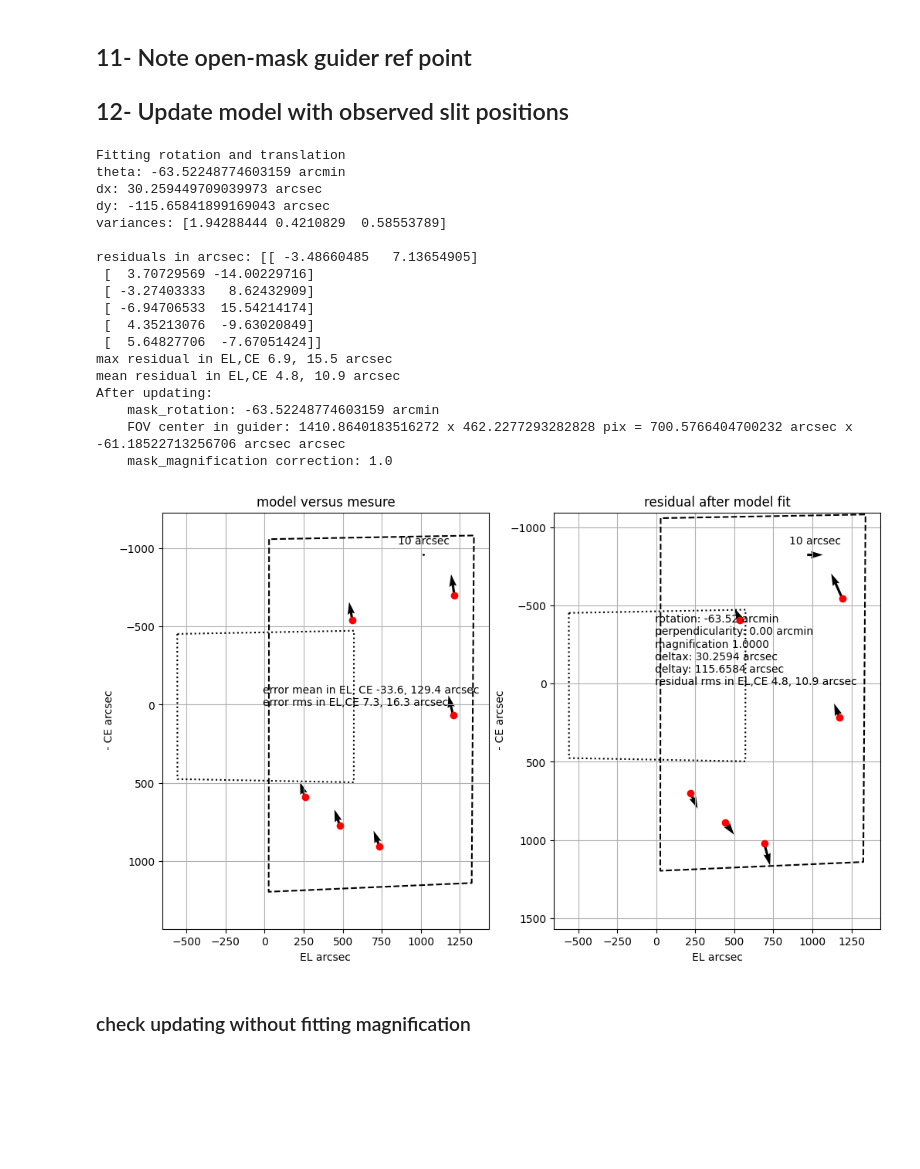
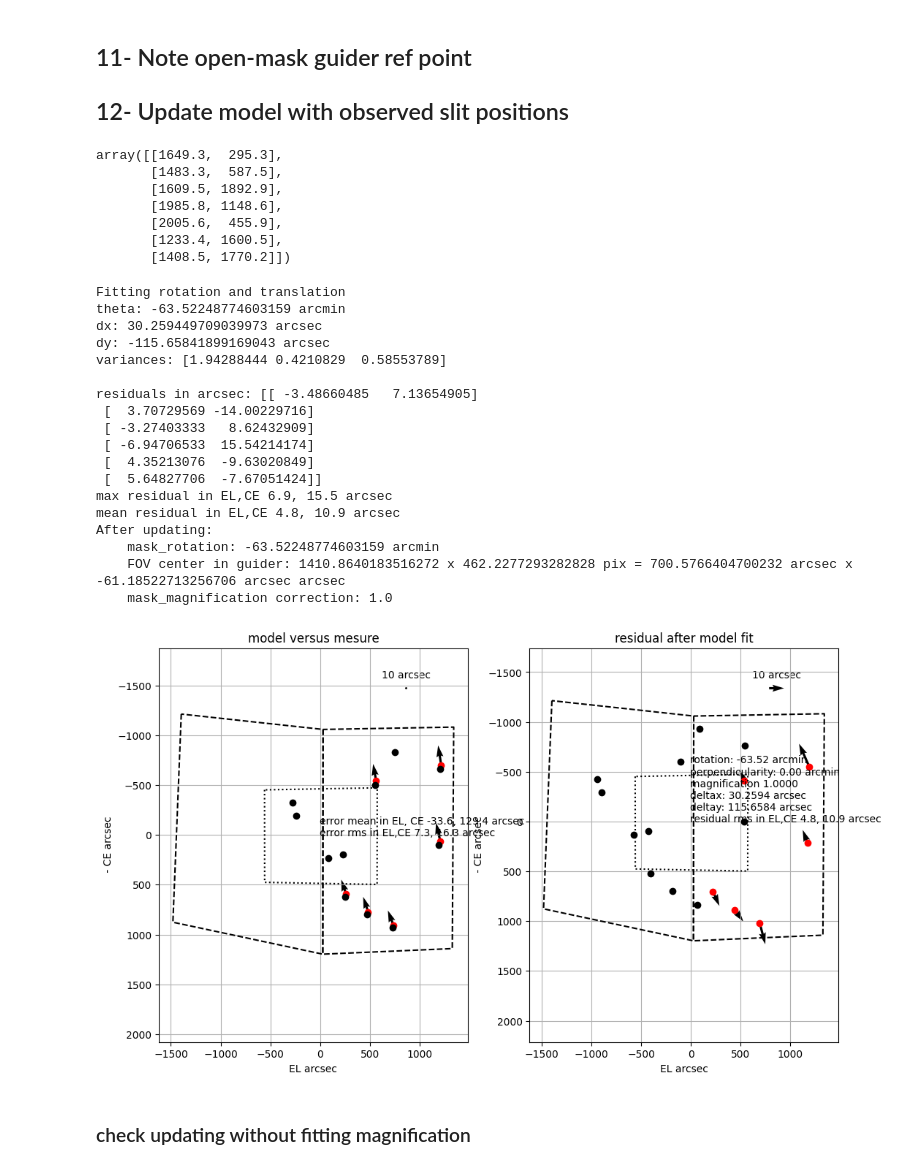
Before and after one commit to vpicouet/FireBallPipe, a Jupyter notebook: Notebook/2023/XY0_F4_230615.ipynb, the cells around one changed output. Cells and saved outputs as stored; diff of their text form; code cells hidden in the pictures; blank space fills up the shorter version.

Commit message:
Add limits and guide stars in the local frame plot

```diff
--- a/Notebook/2023/XY0_F4_230615.ipynb
+++ b/Notebook/2023/XY0_F4_230615.ipynb
@@ -65,6 +70,14 @@ target_filename = 'Calibration/Targets/2022/targets_%s.csv'%(Field)
 Hysteresis_compensation = False
 # if input("Are you sure that you want to use Hysteresis_compensation = %s? (y/n)"%(Hysteresis_compensation))!="y":
 #     raise ValueError("Please be verify the value of Hysteresis_compensation")
+
+
+star_target_path = "Calibration/Targets/2022/GuidingStars/%s_guidingstars.fits"%(Field)
+# il faut que le centre soit bien defini à l'arcseconde pres.
+F1_stars = Table.read(star_target_path, format='fits').to_pandas()
+
+stars =[29, 34, 18, 14 ]
+selected_stars = Table.from_pandas((reduce(pd.DataFrame.append, map(lambda i: F1_stars[F1_stars['Internal count'] == i],stars))))
 # %%
 # load model from previous XY calib
 G2UV = Guider2UV(filename=previous_xy_mapping)
@@ -89,6 +102,9 @@ mask_det_map = Mapping(mask_det_map_file)
 
 # if input("Are you sure that these values make sense for %s: Theta=%s, center=%s? (y/n)"%(Field, G2UV.FieldP.rotation, G2UV.FieldP.center))!="y":
     # raise ValueError("Please verify the initialization mapping")
+
+stars =[29, 34, 18, 14 ]
+selected_stars = Table.from_pandas((reduce(pd.DataFrame.append, map(lambda i: F1_stars[F1_stars['Internal count'] == i],stars))))
 # %% [output]
 FOV center angular position in guider <SkyCoord (SkyOffsetICRS: rotation=0.0 deg, origin=<ICRS Coordinate: (ra, dec) in deg
     (250.39242605, 36.41307253)>): (lon, lat) in deg
@@ -299,30 +317,40 @@ wave:  0.20619
 # %% [markdown]
 ## 11- Note open-mask guider ref point
 ## 12- Update model with observed slit positions
+# %%
+slits_coord_obs_det
+# %% [output]
+array([[1649.3,  295.3],
+       [1483.3,  587.5],
+       [1609.5, 1892.9],
+       [1985.8, 1148.6],
+       [2005.6,  455.9],
+       [1233.4, 1600.5],
+       [1408.5, 1770.2]])
 # %%
 slits_coord_obs = G2UV.detector2guider(slits_coord_obs_det, wave=obs_wave, angle=True  )
 weight = np.array( [1.]*16  + [1./(1. + 1e-1)]*16)
-G2UVcor, residuals = G2UV.update_model(slits_coord_valid[1:], slits_coord_obs[1:], plot=True, figsize=(12,7))#, labels=slits_valid
+G2UVcor, residuals = G2UV.update_model(slits_coord_valid[1:], slits_coord_obs[1:], plot=True, figsize=(12,7),selected_stars=vstack([selected_stars["RA","DEC"],selected_slits["RA","DEC"]]))#, labels=slits_valid
 # %% [output]
 Fitting rotation and translation
 theta: -63.52248774603159 arcmin
 dx: 30.259449709039973 arcsec
 dy: -115.65841899169043 arcsec
 variances: [1.94288444 0.4210829  0.58553789]
 
 residuals in arcsec: [[ -3.48660485   7.13654905]
  [  3.70729569 -14.00229716]
  [ -3.27403333   8.62432909]
  [ -6.94706533  15.54214174]
  [  4.35213076  -9.63020849]
  [  5.64827706  -7.67051424]]
 max residual in EL,CE 6.9, 15.5 arcsec
 mean residual in EL,CE 4.8, 10.9 arcsec
 After updating:
     mask_rotation: -63.52248774603159 arcmin
     FOV center in guider: 1410.8640183516272 x 462.2277293282828 pix = 700.5766404700232 arcsec x -61.18522713256706 arcsec arcsec
     mask_magnification correction: 1.0
-[figure, old version]
+[figure, new version]
 # %% [markdown]
 ### check updating without fitting magnification
 # %%
```
Also changed, not shown: parts of 6 cells of this notebook, 30 other files.
